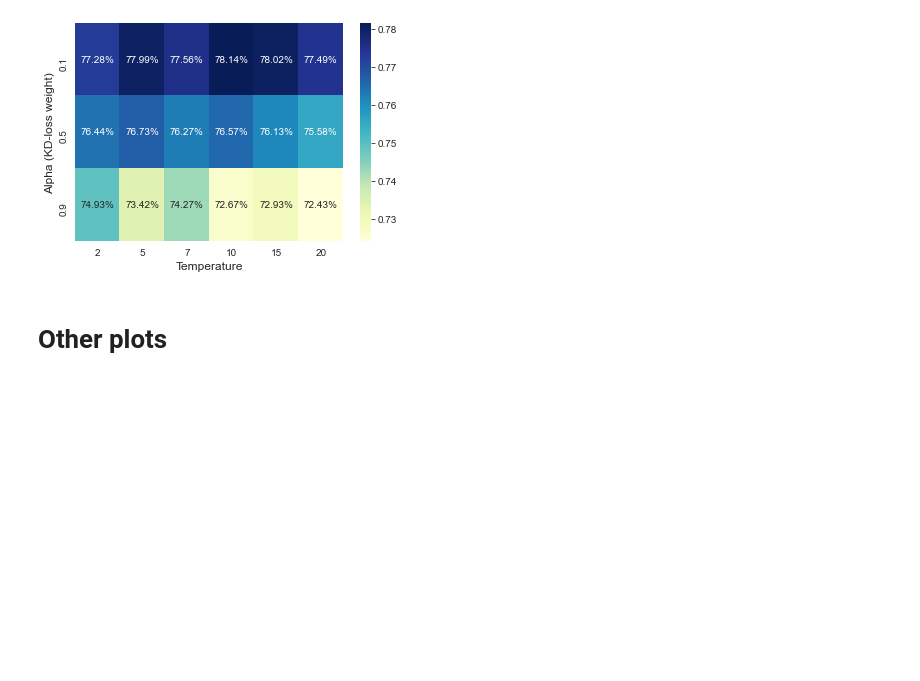
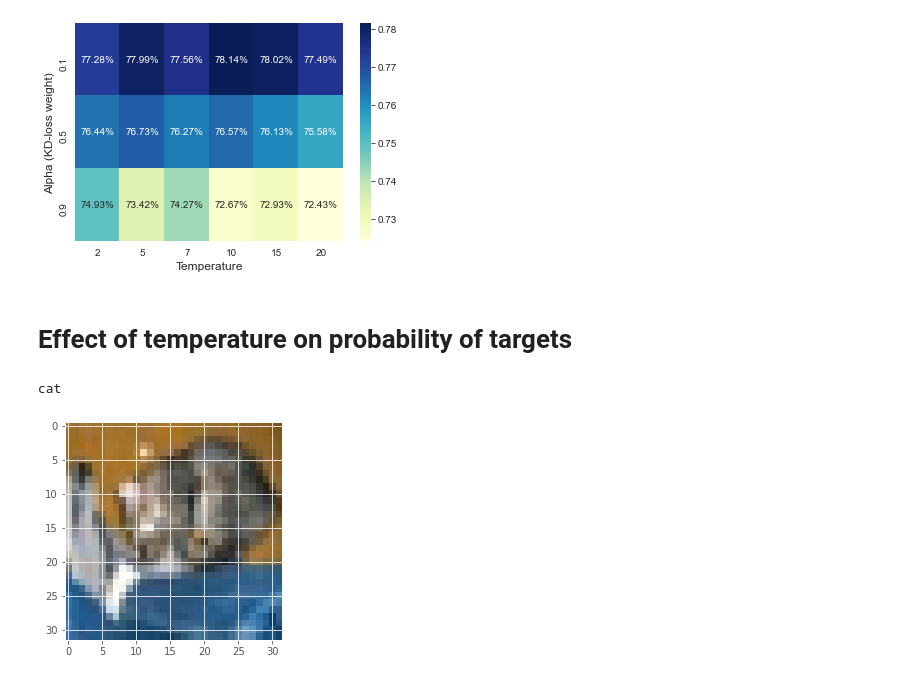
Before and after one commit to seanjparker/knowledge-distillation, a Jupyter notebook: notebooks/kd-analysis.ipynb, the cells around one changed output. Cells and saved outputs as stored; diff of their text form; code cells hidden in the pictures; blank space fills up the shorter version.

Commit message:
feat: add plot for temp effect on class prob

```diff
--- a/notebooks/kd-analysis.ipynb
+++ b/notebooks/kd-analysis.ipynb
@@ -17,6 +18,8 @@ print(f'Using device: {device_name}, type {torch_device}')
 # %% [output]
 Using device: cpu, type cpu
 # %%
+cifar_class_names = ['airplane', 'automobile', 'bird', 'cat', 'deer',
+               'dog', 'frog', 'horse', 'ship', 'truck']
 def load_cifar():
     train_transforms = [
         transforms.Pad(4, padding_mode='reflect'),
@@ -28,7 +31,7 @@ def load_cifar():
 
     test_transforms = [
         transforms.ToTensor(),
-        transforms.Normalize((0.4914, 0.4822, 0.4465), (0.2470, 0.2435, 0.2616))
+        #transforms.Normalize((0.4914, 0.4822, 0.4465), (0.2470, 0.2435, 0.2616))
     ]
 
     cifar_train = datasets.CIFAR10('./datasets', train=True, download=True,
@@ -38,7 +41,7 @@ def load_cifar():
 
     batch_size = 256
     train_dataset = DataLoader(cifar_train, batch_size=batch_size, shuffle=True, num_workers=2)
-    test_dataset = DataLoader(cifar_test, batch_size=batch_size, shuffle=True, num_workers=2)
+    test_dataset = DataLoader(cifar_test, batch_size=batch_size, shuffle=False, num_workers=2)
 
     return train_dataset, test_dataset
 train, test = load_cifar()
@@ -144,5 +155,30 @@ with sns.axes_style('white'):
     ax.get_figure().savefig('kd_temp_alpha.png', dpi=400)
 # %% [output]
 [figure]
-# %% [markdown]
-# Other plots
+# %% [markdown]
+# Effect of temperature on probability of targets
+# %%
+student_model = create_student(1, torch_device)
+student_model.load_state_dict(torch.load('../models/student_cifar.pt', map_location=torch_device))
+student_model.eval()
+
+img, label = test.dataset[0]
+img = img.permute(1,2,0)
+print(cifar_class_names[label])
+plt.imshow(img)
+plt.savefig('cat_test_img', dpi=400)
+
+results = []
+img, label = test.dataset[0]
+img = img.unsqueeze(0)
+for i in [1, 3, 5, 7, 10, 15, 20]:
+    student_model = create_student(i, torch_device)
+    student_model.load_state_dict(torch.load('../models/student_cifar.pt', map_location=torch_device))
+    student_model.eval()
+
+    with torch.no_grad():
+        _, _, out, _ = student_model(img)
+        results.append((i, out.squeeze().numpy()))
+# %% [output]
+cat
+[figure, added]
```
Also changed, not shown: parts of 3 cells of this notebook.
